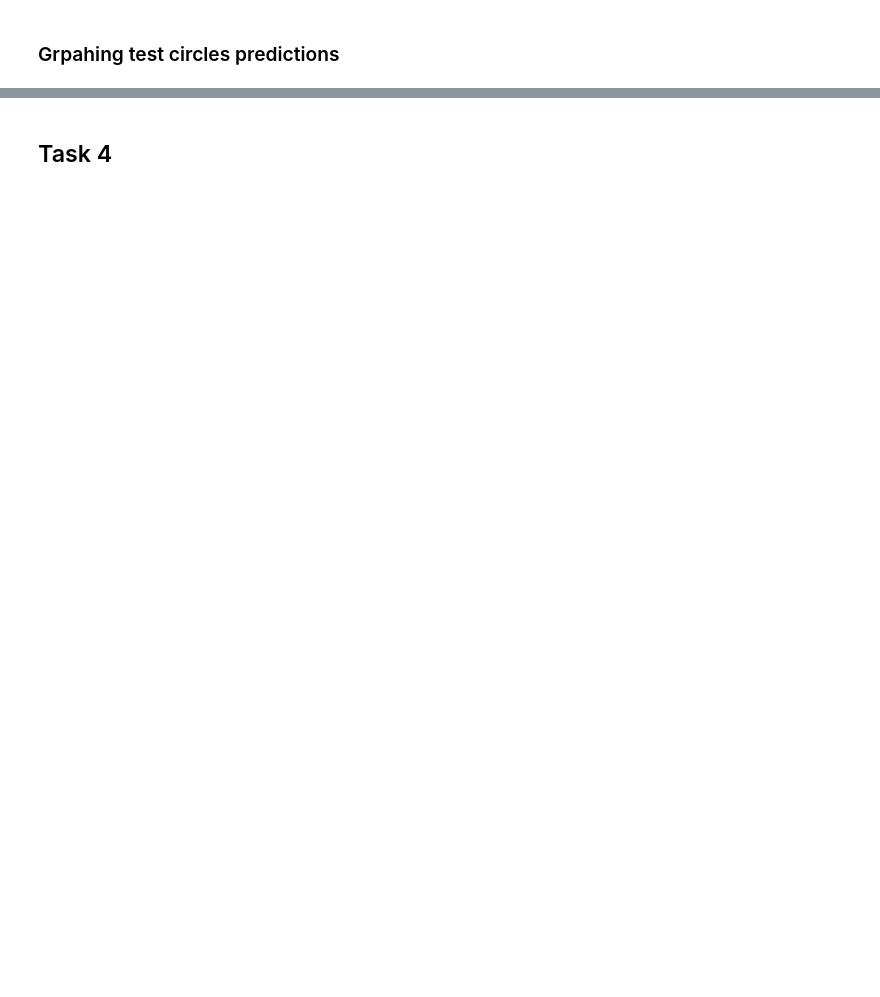
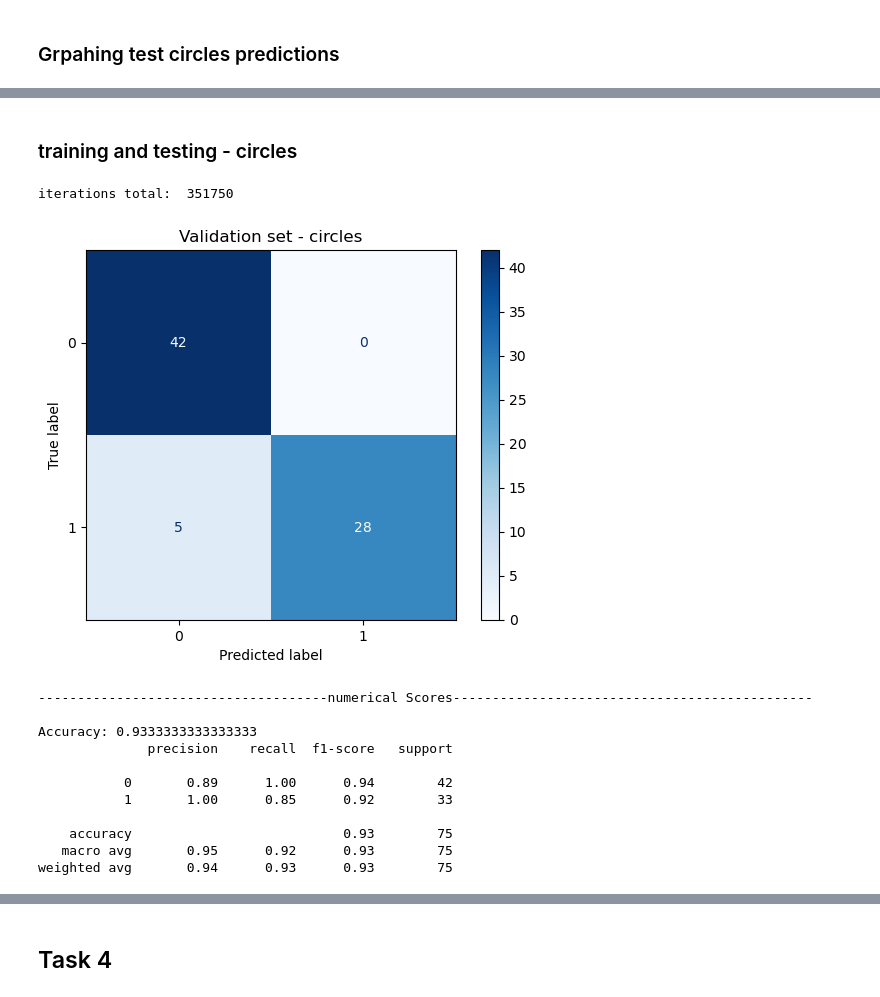
Before and after one commit to Liam-Caffrey/Coded-NN, a Jupyter notebook: deep learning/Assignment1_LiamCaffrey.ipynb, the cells around one changed output, grey strips where cells are left out. Drawn from its saved outputs; the diff is of its cells as text; code cells hidden in the pictures; blank space fills up the shorter version.

```diff
--- a/deep learning/Assignment1_LiamCaffrey.ipynb
+++ b/deep learning/Assignment1_LiamCaffrey.ipynb
@@ -31,6 +31,10 @@ circles outputs length:  500
 def logReg(z):
     return 1 / ( 1 + (math.e)**(-z) )
 
+def activaitonDer(input):
+    log = logReg(input)
+    return log * (1 - log)
+
 def lossfunction(y, y_hat):
     return -( (y * math.log(y_hat)) + ((1-y) * math.log(1-y_hat)) )
 # %%
@@ -435,0 +856,32 @@ on the other hand, using logisitc regression the circles dataset isnt able to sc
+# %% [markdown]
+### training and testing - circles
+# %%
+model = NetNsingle(0.1,500000,0.001,100)
+model.train(X_train2, y_train2)
+predictions3 = model.predict(X_val2)
+
+accuracy = accuracy_score(y_val2, predictions3)
+cm = confusion_matrix(y_val2, predictions3)
+cm = ConfusionMatrixDisplay(confusion_matrix = cm, display_labels = [0, 1])
+cm.plot(cmap="Blues")
+plt.title("Validation set - circles")
+plt.show()
+print("")
+print("-------------------------------------numerical Scores----------------------------------------------")
+print("")
+print(f'Accuracy: {accuracy}')
+print( classification_report(y_val2, predictions3, target_names=["0", "1"]))
+# %% [output]
+iterations total:  351750
+[figure, added]
+-------------------------------------numerical Scores----------------------------------------------
+
+Accuracy: 0.9333333333333333
+              precision    recall  f1-score   support
+
+           0       0.89      1.00      0.94        42
+           1       1.00      0.85      0.92        33
+
+    accuracy                           0.93        75
+   macro avg       0.95      0.92      0.93        75
+weighted avg       0.94      0.93      0.93        75
```
Also changed, not shown: parts of 29 cells of this notebook.
